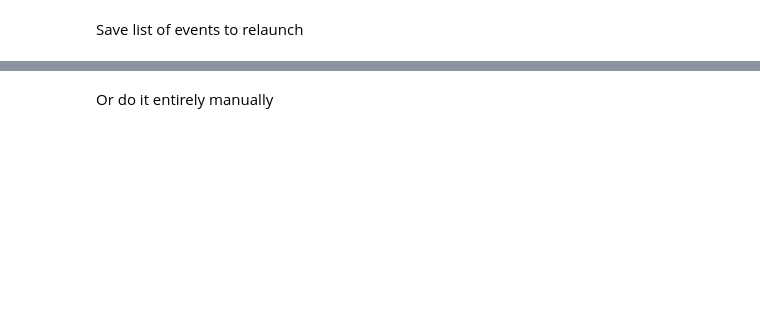
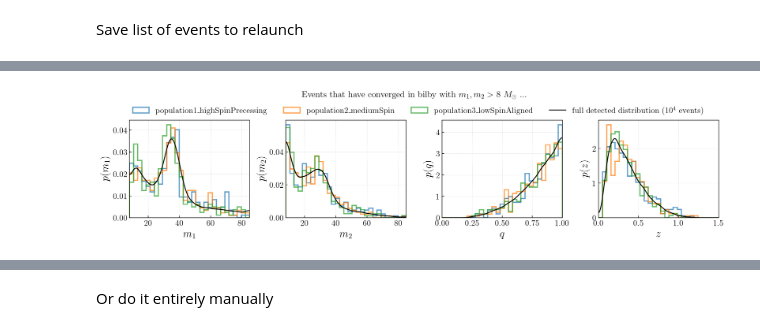
Before and after one commit to simonajmiller/measuring-bbh-component-spin, a Jupyter notebook: Data/IndividualInferenceOutput/inspect_results/inspect_results.ipynb, the cells around one changed output, grey strips where cells are left out. Cells and saved outputs as stored; diff of their text form; code cells hidden in the pictures; blank space fills up the shorter version.

```diff
--- a/Data/IndividualInferenceOutput/inspect_results/inspect_results.ipynb
+++ b/Data/IndividualInferenceOutput/inspect_results/inspect_results.ipynb
@@ -571,0 +781,97 @@ Update random seeds of events that we need to relaunch in case this is the probl
+# %%
+# Make new KDEs
+mMin = 8
+
+# Set up grids to evaluate KDEs on
+m_grid = np.linspace(mMin,85,500)
+q_grid =  np.linspace(0,1,500)
+z_grid =  np.linspace(0,1.5,500)
+
+# make and evaluate kdes
+m1 = np.concatenate((np.asarray(pop1.m1), np.asarray(pop2.m1), np.asarray(pop3.m1)))
+m2 = np.concatenate((np.asarray(pop1.m2), np.asarray(pop2.m2), np.asarray(pop3.m2)))
+mask = (m1 > mMin) & (m2 > mMin)
+m1_kde = reflective_kde_on_grid(m1[mask], m_grid)
+m2_kde = reflective_kde_on_grid(m2[mask], m_grid)
+
+q = np.concatenate((np.asarray(pop1.m2/pop1.m1),  np.asarray(pop2.m2/pop2.m1),  np.asarray(pop3.m2/pop3.m1)))
+q_kde = reflective_kde_on_grid(q[mask], q_grid)
+
+z = np.concatenate((np.asarray(pop1.z), np.asarray(pop2.z), np.asarray(pop3.z)))
+z_kde =reflective_kde_on_grid(z[mask], z_grid)
+
+# put KDEs into dict
+kde_dict_with_cut = {
+    'm1':m1_kde,
+    'm2':m2_kde,
+    'q':q_kde,
+    'z':z_kde
+}
+
+# Make plots
+labels = [r'$\mathrm{\textsc{HighSpinPrecessing}}$', r'$\mathrm{\textsc{MediumSpin}}$', r'$\mathrm{\textsc{LowSpinAligned}}$']
+
+for params_dict, ttl in zip([params_dict_done, params_dict_to_relaunch],
+                              ['converged', 'NOT converged']):
+
+    fig, axes = plt.subplots(nrows=1, ncols=4, figsize=(18,3))
+
+    for pop in pop_names:
+
+        m1s = np.asarray(params_dict[pop]['m1'])
+        m2s = np.asarray(params_dict[pop]['m2'])
+        qs = np.asarray(params_dict[pop]['q'])
+        zs = np.asarray(params_dict[pop]['z'])
+
+        mask = (m1s > mMin) & (m2s > mMin)
+
+        print(pop, ttl, f'with cut m1, m2 > {mMin}:', len(m1s[mask]))
+
+        d = True if ttl=='converged' else False
+
+        axes[0].hist(m1s[mask], density=d, alpha=0.7, bins=np.linspace(mMin, 85, nbins), histtype='step', lw=2, label=pop)
+
+        axes[1].hist(m2s[mask], density=d, alpha=0.7, bins=np.linspace(mMin, 85, nbins), histtype='step', lw=2)
+
+        axes[2].hist(qs[mask], density=d, alpha=0.7, bins=np.linspace(0, 1, nbins), histtype='step', lw=2)
+
+        axes[3].hist(zs[mask], density=d, alpha=0.7, bins=np.linspace(0, 1.5, nbins), histtype='step', lw=2)
+
+    axes[0].set_xlim(mMin,85)
+    axes[1].set_xlim(mMin,85)
+    axes[2].set_xlim(0,1)
+    axes[3].set_xlim(0, 1.5)
+
+    axes[0].set_xlabel(r'$m_1$')
+    axes[1].set_xlabel(r'$m_2$')
+    axes[2].set_xlabel(r'$q$')
+    axes[3].set_xlabel(r'$z$')
+
+    if ttl=='converged':
+
+        axes[0].set_ylabel(r'$p(m_1)$')
+        axes[1].set_ylabel(r'$p(m_2)$')
+        axes[2].set_ylabel(r'$p(q)$')
+        axes[3].set_ylabel(r'$p(z)$')
+
+        axes[0].plot(m_grid, kde_dict_with_cut['m1'], color='k', label=r'full detected distribution ($10^4$ events)')
+        axes[1].plot(m_grid, kde_dict_with_cut['m2'], color='k')
+        axes[2].plot(q_grid, kde_dict_with_cut['q'], color='k')
+        axes[3].plot(z_grid, kde_dict_with_cut['z'], color='k')
+
+    else:
+        for ax in axes:
+            ax.set_ylabel('number events')
+
+
+    axes[0].legend(bbox_to_anchor=(0, 1.02, 1., .102), loc='lower left',
+                          ncol=4,  borderaxespad=0.)
+
+    plt.suptitle(f'Events that have {ttl} in bilby with $m_1, m_2 >$ {mMin} $M_\odot$ ...', y=1.11, fontsize=15)
+
+    for ax in axes:
+        ax.grid(ls=':', color='silver', lw=0.5)
+
+    plt.subplots_adjust(wspace=0.3)
+    plt.show()
+# %% [output]
@@ -571,0 +881 @@ Update random seeds of events that we need to relaunch in case this is the probl
+[figure, added]
```
Also changed, not shown: parts of 18 cells of this notebook, 1 other file.
